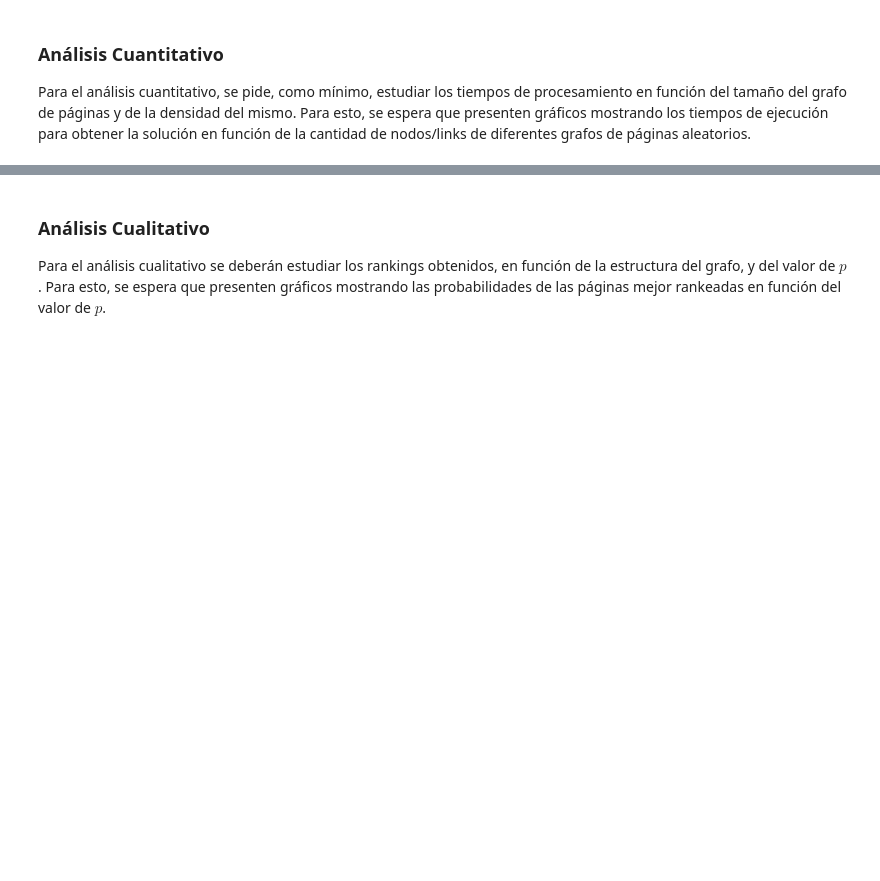
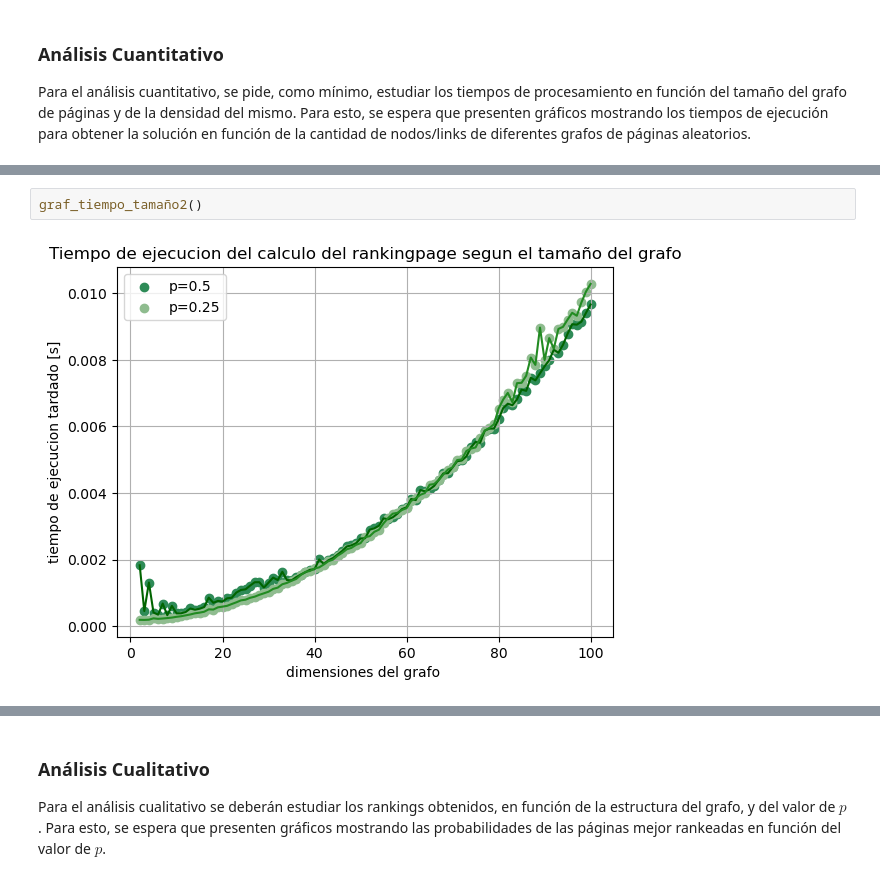
Before and after one commit to NadinaMaia/ALC_tp1, a Jupyter notebook: template-alumnos/template-alumnos/grupo_XX_TP1.ipynb, the cells around one changed output, grey strips where cells are left out. Cells and saved outputs as stored; diff of their text form; blank space fills up the shorter version.

```diff
--- a/template-alumnos/template-alumnos/grupo_XX_TP1.ipynb
+++ b/template-alumnos/template-alumnos/grupo_XX_TP1.ipynb
@@ -151,0 +168,4 @@ graf_tiempo_tamaño()
+# %%
+graf_tiempo_tamaño2()
+# %% [output]
+[figure, added]
```
Also changed, not shown: parts of 9 cells of this notebook, 1 other file.
